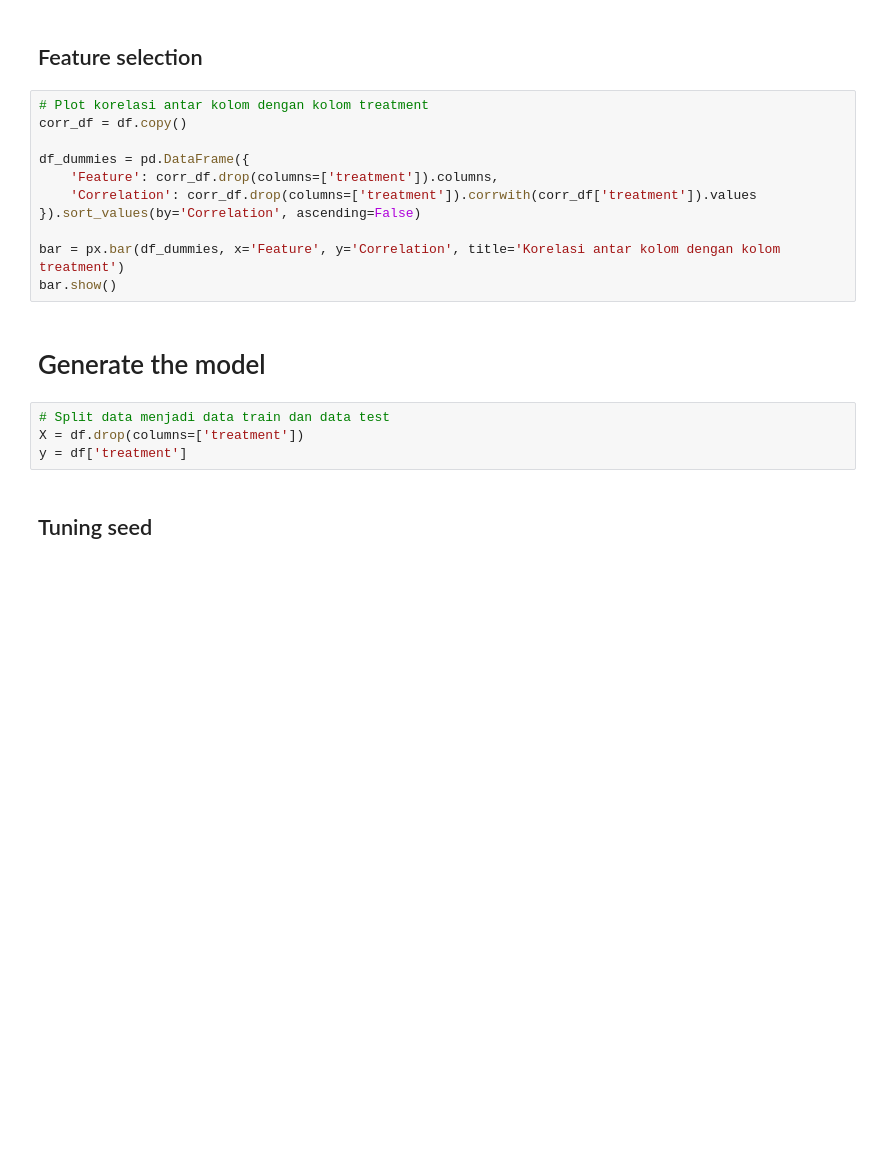
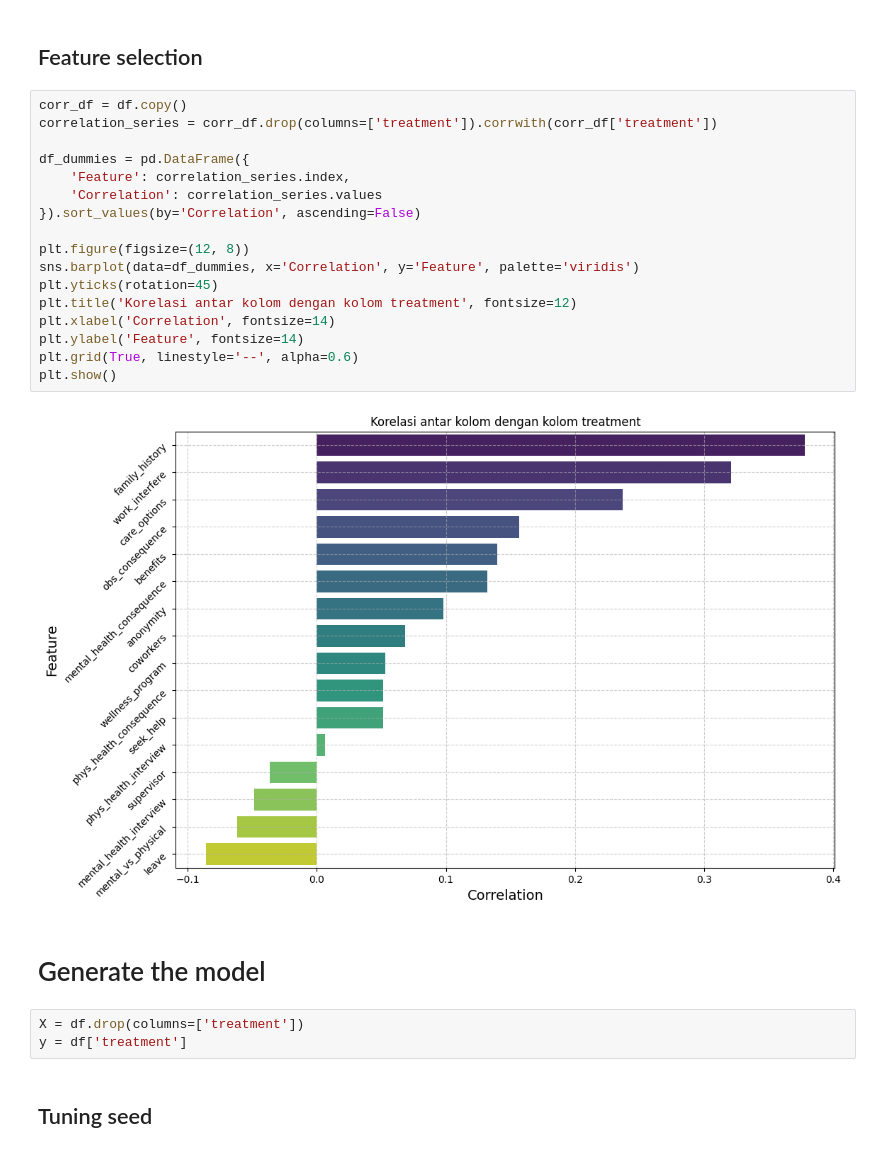
Before and after one commit to akmalmzkki/agen-mental-health-app, a Jupyter notebook: architecture/prediksi stress.ipynb, the cells around one changed output. Cells and saved outputs as stored; diff of their text form; blank space fills up the shorter version.

```diff
--- a/architecture/prediksi stress.ipynb
+++ b/architecture/prediksi stress.ipynb
@@ -239,21 +215,28 @@ df.head()
 | 4 | 0 | 0 | 0 | 2 | 0 | 1 | 1 | ... |
 # %% [markdown]
 ## Feature selection
-# %%
-# Plot korelasi antar kolom dengan kolom treatment
-corr_df = df.copy()
-
-df_dummies = pd.DataFrame({
-    'Feature': corr_df.drop(columns=['treatment']).columns,
-    'Correlation': corr_df.drop(columns=['treatment']).corrwith(corr_df['treatment']).values
-}).sort_values(by='Correlation', ascending=False)
-
-bar = px.bar(df_dummies, x='Feature', y='Correlation', title='Korelasi antar kolom dengan kolom treatment')
-bar.show()
+# %%
+corr_df = df.copy()
+correlation_series = corr_df.drop(columns=['treatment']).corrwith(corr_df['treatment'])
+
+df_dummies = pd.DataFrame({
+    'Feature': correlation_series.index,
+    'Correlation': correlation_series.values
+}).sort_values(by='Correlation', ascending=False)
+
+plt.figure(figsize=(12, 8))
+sns.barplot(data=df_dummies, x='Correlation', y='Feature', palette='viridis')
+plt.yticks(rotation=45)
+plt.title('Korelasi antar kolom dengan kolom treatment', fontsize=12)
+plt.xlabel('Correlation', fontsize=14)
+plt.ylabel('Feature', fontsize=14)
+plt.grid(True, linestyle='--', alpha=0.6)
+plt.show()
+# %% [output]
+[figure, added]
 # %% [markdown]
 # Generate the model
 # %%
-# Split data menjadi data train dan data test
 X = df.drop(columns=['treatment'])
 y = df['treatment']
 # %% [markdown]
```
Also changed, not shown: parts of 11 cells of this notebook, 2 other files.
